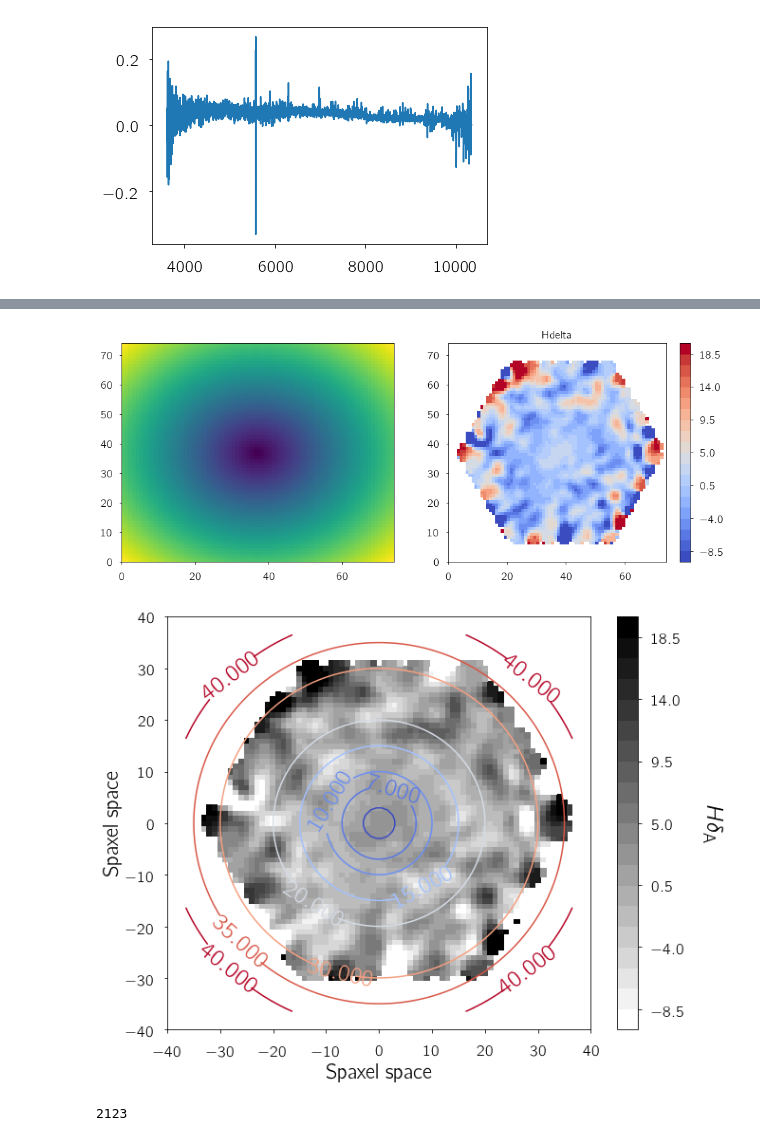
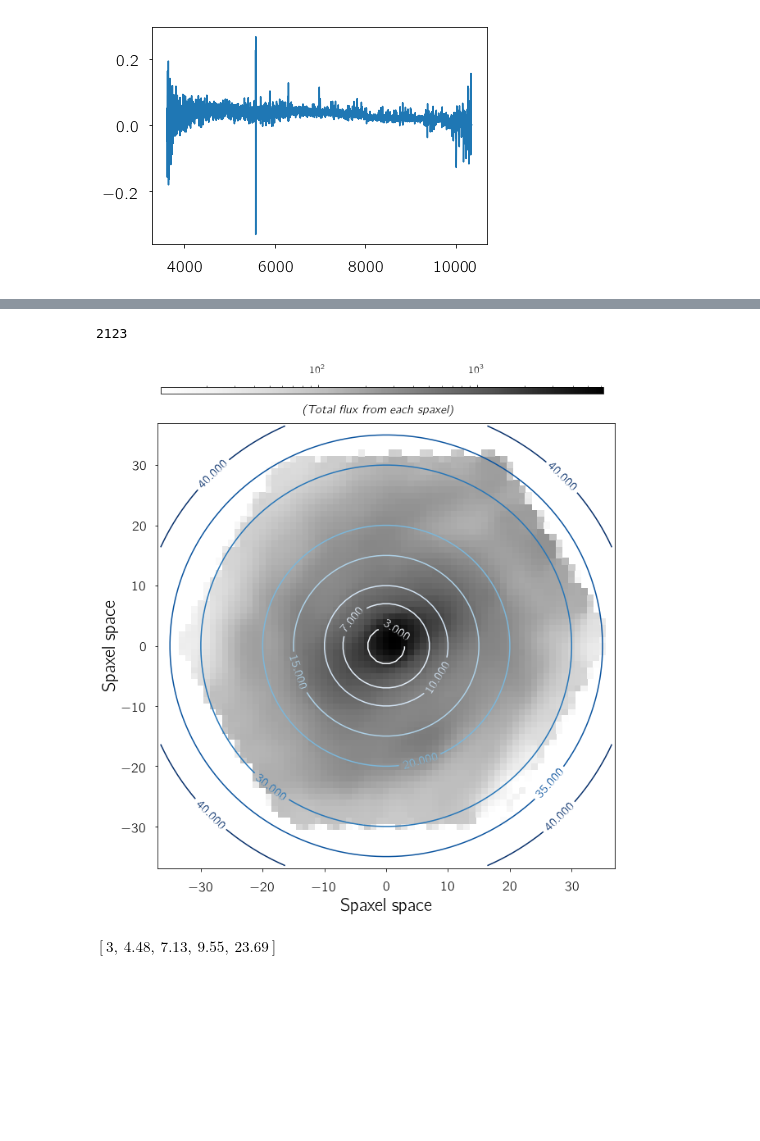
Before and after one commit to nityamd/aperture_effects, a Jupyter notebook: Aperture_Effects.ipynb, the cells around one changed output, grey strips where cells are left out. Cells and saved outputs as stored; diff of their text form; code cells hidden in the pictures; blank space fills up the shorter version.

```diff
--- a/Aperture_Effects.ipynb
+++ b/Aperture_Effects.ipynb
@@ -109,5 +109,6 @@ plt.show()
 # %%
-a = ([[get_dn4000(drp_logcube2['WAVE'].data, drp_logcube2['FLUX'].data[:,i,j]) for j in range(NY)] for i in range(NX)])
-b = ([[get_HdA(drp_logcube2['WAVE'].data, drp_logcube2['FLUX'].data[:,i,j]) for j in range(NY)] for i in range(NX)])
+NL, NY, NX = drp_logcube2['FLUX'].data.shape
+ting = ([[tsum(drp_logcube2['WAVE'].data, drp_logcube2['FLUX'].data[:,i,j])
+          for j in range(NY)] for i in range(NX)])
+#a = ([[get_dn4000(drp_logcube2['WAVE'].data, drp_logcube2['FLUX'].data[:,i,j]) for j in range(NY)] for i in range(NX)])
+#b = ([[get_HdA(drp_logcube2['WAVE'].data, drp_logcube2['FLUX'].data[:,i,j]) for j in range(NY)] for i in range(NX)])
-# %%
-ting = ([[tsum(drp_logcube2['WAVE'].data, drp_logcube2['FLUX'].data[:,i,j]) for j in range(NY)] for i in range(NX)])
@@ -167,41 +124,41 @@ plt.show()
 [figure]
 # %%
-fig, [ax1, ax2] = plt.subplots(1, 2, figsize = (16,6))
-cs1 = ax1.pcolormesh(s)
-#plt.colorbar(cs1)
-cs2 = ax2.pcolormesh(b, norm = norm1, cmap = plt.cm.coolwarm)
-plt.colorbar(cs2)
-plt.title('Hdelta')
-#plt.savefig('galaxy-9487-12701a.pdf')
-plt.show()
+tings = np.ravel(ting)
+print(len(tings[tings<=1]))
+ting = np.array(ting)
+number = np.ma.array(ting, mask = ting <= 10)
 
-fig, ax = plt.subplots(1, 1, figsize = (10,8))
-cs1 = ax.pcolormesh(x_ax,x_ax,b,norm = norm1,  cmap = plt.cm.binary)
 
-bounds2 = np.linspace(3, 40.0, 21)
-norm2 = colors.BoundaryNorm(boundaries=bounds2, ncolors=256)
+fig, ax = plt.subplots(1, 1, figsize = (10,10))
+cs1 = ax.pcolormesh(x_ax,x_ax,number,norm = colors.LogNorm(), cmap = plt.cm.Greys)
 l = [3.0, 7.0, 10.0, 15.0, 20.0, 30.0, 35.0, 40.0]
-cs2 = ax.contour(x_ax,x_ax,s, levels = l,norm = norm2, cmap = plt.cm.coolwarm)
-plt.clabel(cs2, fontsize = 25)
-plt.colorbar(cs1)
-plt.xlim(-40,40)
-plt.ylim(-40,40)
+cs2 = ax.contour(x_ax,x_ax,s, levels = l, cmap = plt.cm.Blues)
+plt.clabel(cs2, fontsize = 15)
+plt.xlim(-37,37)
+plt.ylim(-37,37)
 plt.xlabel('Spaxel space')
 plt.ylabel('Spaxel space')
-fig.text(0.92, 0.5, r'$H\delta_{\rm A}$',
-          rotation=270, ha='center', va='center', fontsize = 25)
-#plt.savefig('/Users/Nitya/Desktop/gal_aperture.pdf')
+cbar_ax = fig.add_axes([0.13, 0.93, 0.75, 0.01])
+cb = fig.colorbar(cs1,orientation = 'horizontal', cax=cbar_ax)
+cb.ax.xaxis.set_ticks_position('top')
+cb.ax.tick_params(labelsize=13)
+fig.text(0.5, 0.9, r'\textit{(Total flux from each spaxel)}',
+         ha='center', va='center', fontsize = 15)
+#plt.savefig('images/gal_aperture.png')
 plt.show()
 # %% [output]
+2123
-[figure, old version]
+[figure, new version]
-[figure, removed]
-# %%
-tings = np.ravel(ting)
-print(len(tings[tings<=1]))
-ting = np.array(ting)
-number = np.ma.array(ting, mask = ting <= 10)
-# %% [output]
-2123
+# %%
+def rad(z_new):
+    r = (3*(1+0.0392)*cosmo.comoving_distance(z_new)
+        )/((1+z_new)*cosmo.comoving_distance(0.0392))
+    return r
+
+radii = np.round(rad(np.array([0.0392,0.06,0.1,0.14, 0.5])),decimals = 2)
+radii
+# %% [output]
+$[3,~4.48,~7.13,~9.55,~23.69] \; \mathrm{}$
 # %%
 fig, ax = plt.subplots(1, 1, figsize = (10,10))
 cs1 = ax.pcolormesh(x_ax,x_ax,number,norm = colors.LogNorm(), cmap = plt.cm.Greys)
```
Also changed, not shown: parts of 14 cells of this notebook, 1 other file.
